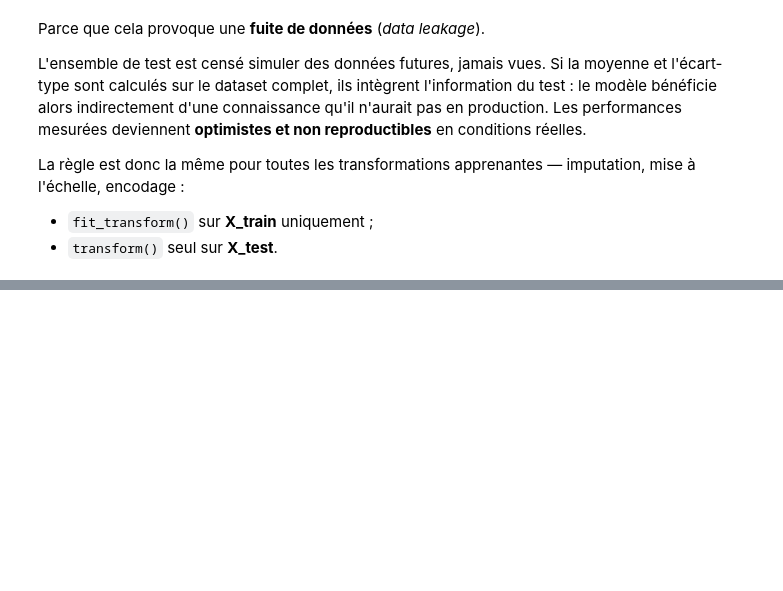
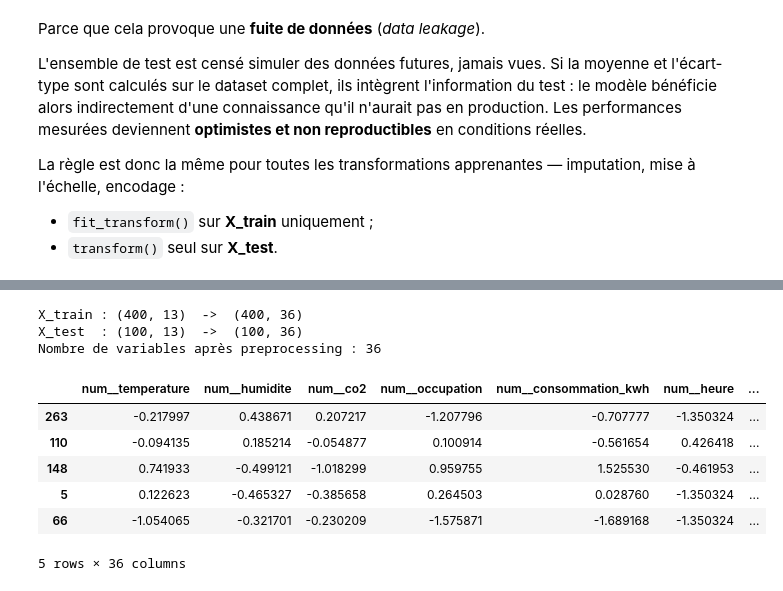
Before and after one commit to Damstat/atelier_prepa_donnees_tab, a Jupyter notebook: notebooks/atelier_prepa_donnees_tab.ipynb, the cells around one changed output, grey strips where cells are left out. Drawn from its saved outputs; the diff is of its cells as text; code cells hidden in the pictures; blank space fills up the shorter version.

Commit message:
P6 : Pipeline de preprocessing

```diff
--- a/notebooks/atelier_prepa_donnees_tab.ipynb
+++ b/notebooks/atelier_prepa_donnees_tab.ipynb
@@ -882,0 +917,24 @@ l'échelle, encodage :
+# %%
+
+# Branche numérique : imputation médiane -> standardisation
+pipeline_numerique = Pipeline(steps=[
+    ("imputation", SimpleImputer(strategy="median")),
+    ("mise_a_echelle", StandardScaler()),
+])
+
+# Branche catégorielle : imputation par le mode -> encodage one-hot
+pipeline_categoriel = Pipeline(steps=[
+    ("imputation", SimpleImputer(strategy="most_frequent")),
+    ("encodage", OneHotEncoder(handle_unknown="ignore", sparse_output=False)),
+])
+
+# Assemblage des deux branches
+preprocesseur = ColumnTransformer(
+    transformers=[
+        ("num", pipeline_numerique, variables_num),
+        ("cat", pipeline_categoriel, variables_cat),
+    ],
+    remainder="drop",
+)
+
+preprocesseur
@@ -882,0 +958,27 @@ l'échelle, encodage :
+# %%
+# Ajustement sur le TRAIN, application au TRAIN et au TEST
+X_train_prepare = preprocesseur.fit_transform(X_train)
+X_test_prepare = preprocesseur.transform(X_test)
+
+noms_colonnes = preprocesseur.get_feature_names_out()
+
+print(f"X_train : {X_train.shape}  ->  {X_train_prepare.shape}")
+print(f"X_test  : {X_test.shape}  ->  {X_test_prepare.shape}")
+print(f"Nombre de variables après preprocessing : {len(noms_colonnes)}")
+# %% [output]
+X_train : (400, 13)  ->  (400, 36)
+X_test  : (100, 13)  ->  (100, 36)
+Nombre de variables après preprocessing : 36
+# %%
+X_train_prepare_df = pd.DataFrame(X_train_prepare, columns=noms_colonnes, index=X_train.index)
+X_test_prepare_df = pd.DataFrame(X_test_prepare, columns=noms_colonnes, index=X_test.index)
+
+X_train_prepare_df.head()
+# %% [output]
+|  | num__temperature | num__humidite | num__co2 | num__occupation | num__consommation_kwh | num__heure | ... |
+| 263 | -0.217997 | 0.438671 | 0.207217 | -1.207796 | -0.707777 | -1.350324 | ... |
+| 110 | -0.094135 | 0.185214 | -0.054877 | 0.100914 | -0.561654 | 0.426418 | ... |
+| 148 | 0.741933 | -0.499121 | -1.018299 | 0.959755 | 1.525530 | -0.461953 | ... |
+| 5 | 0.122623 | -0.465327 | -0.385658 | 0.264503 | 0.028760 | -1.350324 | ... |
+| 66 | -1.054065 | -0.321701 | -0.230209 | -1.575871 | -1.689168 | -1.350324 | ... |
+5 rows × 36 columns
```
Also changed, not shown: parts of 6 cells of this notebook.
